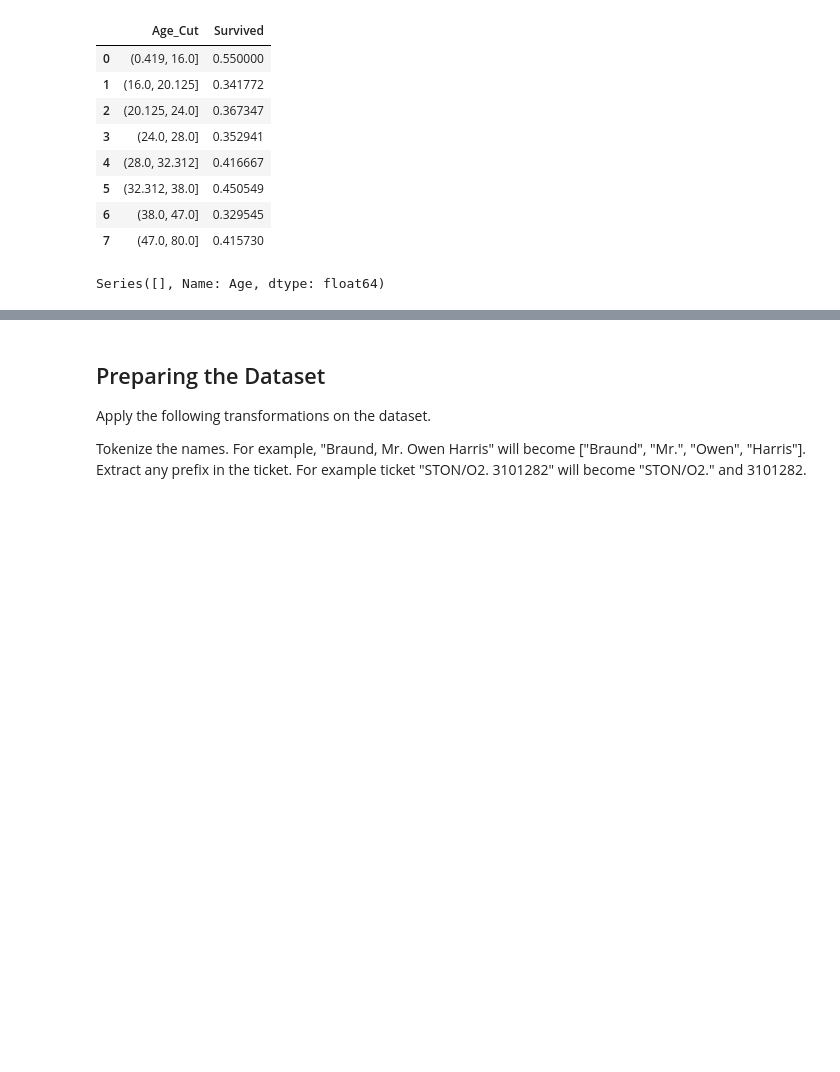
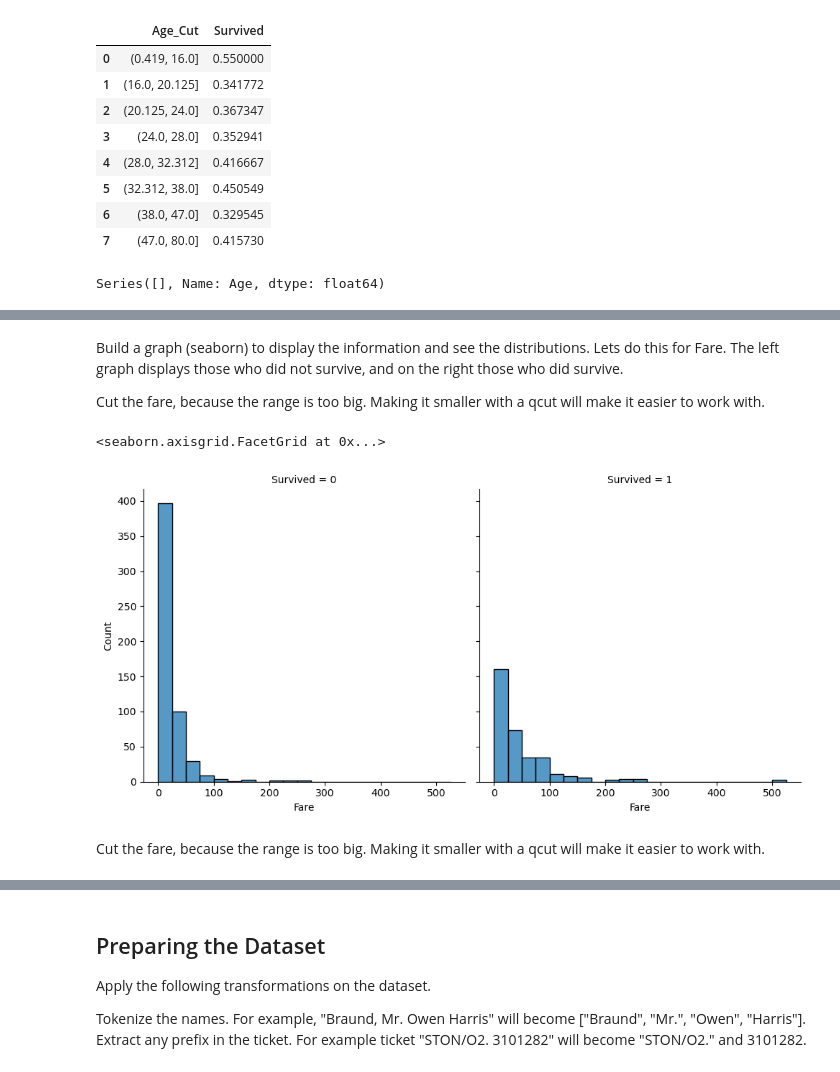
Before and after one commit to Jude-Everitt/Titanic-ML---Kaggle, a Jupyter notebook: Titanic.ipynb, the cells around one changed output, grey strips where cells are left out. Drawn from its saved outputs; the diff is of its cells as text; code cells hidden in the pictures; blank space fills up the shorter version.

```diff
--- a/Titanic.ipynb
+++ b/Titanic.ipynb
@@ -258,0 +270,11 @@ Series([], Name: Age, dtype: float64)
+# %% [markdown]
+Build a graph (seaborn) to display the information and see the distributions. Lets do this for Fare. The left graph displays those who did not survive, and on the right those who did survive.
+
+Cut the fare, because the range is too big. Making it smaller with a qcut will make it easier to work with.
+# %%
+sns.displot(train_df, x='Fare', col='Survived', binwidth=25, height=5)
+# %% [output]
+<seaborn.axisgrid.FacetGrid at 0x...>
+[figure, added]
+# %% [markdown]
+Cut the fare, because the range is too big. Making it smaller with a qcut will make it easier to work with.
```
Also changed, not shown: parts of 29 cells of this notebook.
